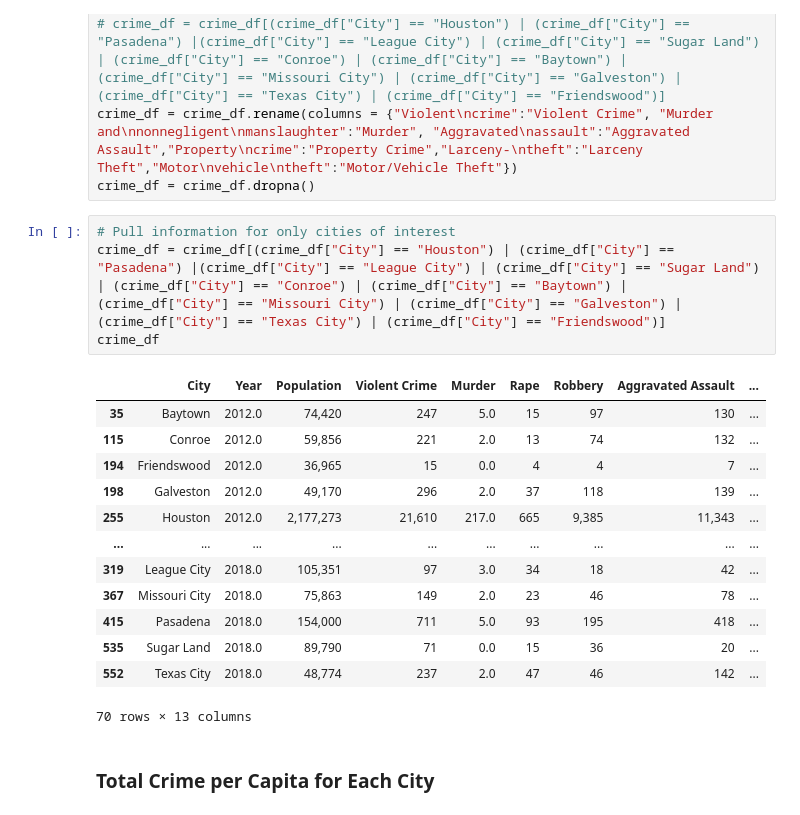
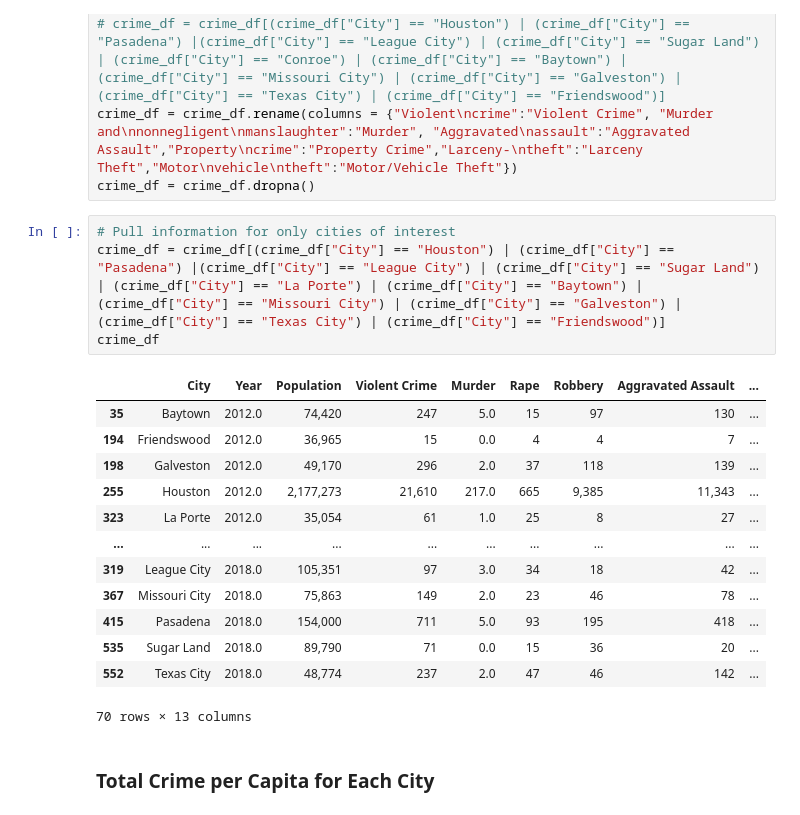
Before and after one commit to andresocorro/project_1, a Jupyter notebook: src_files/CrimeData.ipynb, the cells around one changed output. Drawn from its saved outputs; the diff is of its cells as text.

```diff
--- a/src_files/CrimeData.ipynb
+++ b/src_files/CrimeData.ipynb
@@ -55,15 +55,15 @@ crime_df = crime_df.rename(columns = {"Violent\ncrime":"Violent Crime", "Murder
 crime_df = crime_df.dropna()
 # %%
 # Pull information for only cities of interest
-crime_df = crime_df[(crime_df["City"] == "Houston") | (crime_df["City"] == "Pasadena") |(crime_df["City"] == "League City") | (crime_df["City"] == "Sugar Land") | (crime_df["City"] == "Conroe") | (crime_df["City"] == "Baytown") | (crime_df["City"] == "Missouri City") | (crime_df["City"] == "Galveston") | (crime_df["City"] == "Texas City") | (crime_df["City"] == "Friendswood")]
+crime_df = crime_df[(crime_df["City"] == "Houston") | (crime_df["City"] == "Pasadena") |(crime_df["City"] == "League City") | (crime_df["City"] == "Sugar Land") | (crime_df["City"] == "La Porte") | (crime_df["City"] == "Baytown") | (crime_df["City"] == "Missouri City") | (crime_df["City"] == "Galveston") | (crime_df["City"] == "Texas City") | (crime_df["City"] == "Friendswood")]
 crime_df
 # %% [output]
 |  | City | Year | Population | Violent Crime | Murder | Rape | Robbery | Aggravated Assault | ... |
 | 35 | Baytown | 2012.0 | 74,420 | 247 | 5.0 | 15 | 97 | 130 | ... |
-| 115 | Conroe | 2012.0 | 59,856 | 221 | 2.0 | 13 | 74 | 132 | ... |
 | 194 | Friendswood | 2012.0 | 36,965 | 15 | 0.0 | 4 | 4 | 7 | ... |
 | 198 | Galveston | 2012.0 | 49,170 | 296 | 2.0 | 37 | 118 | 139 | ... |
 | 255 | Houston | 2012.0 | 2,177,273 | 21,610 | 217.0 | 665 | 9,385 | 11,343 | ... |
+| 323 | La Porte | 2012.0 | 35,054 | 61 | 1.0 | 25 | 8 | 27 | ... |
 | ... | ... | ... | ... | ... | ... | ... | ... | ... | ... |
 | 319 | League City | 2018.0 | 105,351 | 97 | 3.0 | 34 | 18 | 42 | ... |
 | 367 | Missouri City | 2018.0 | 75,863 | 149 | 2.0 | 23 | 46 | 78 | ... |
```
Also changed, not shown: parts of 9 cells of this notebook, 1 other file.
